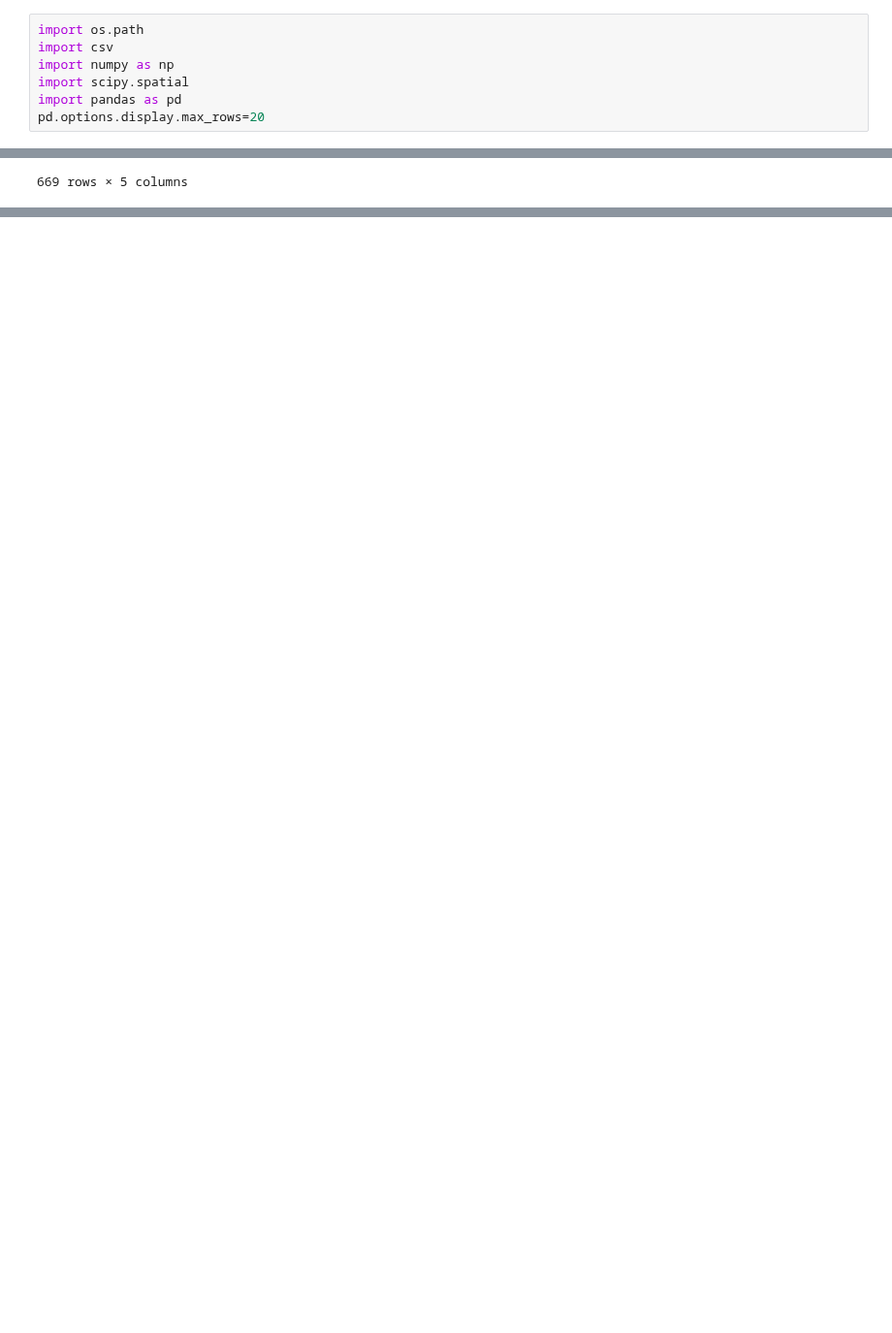
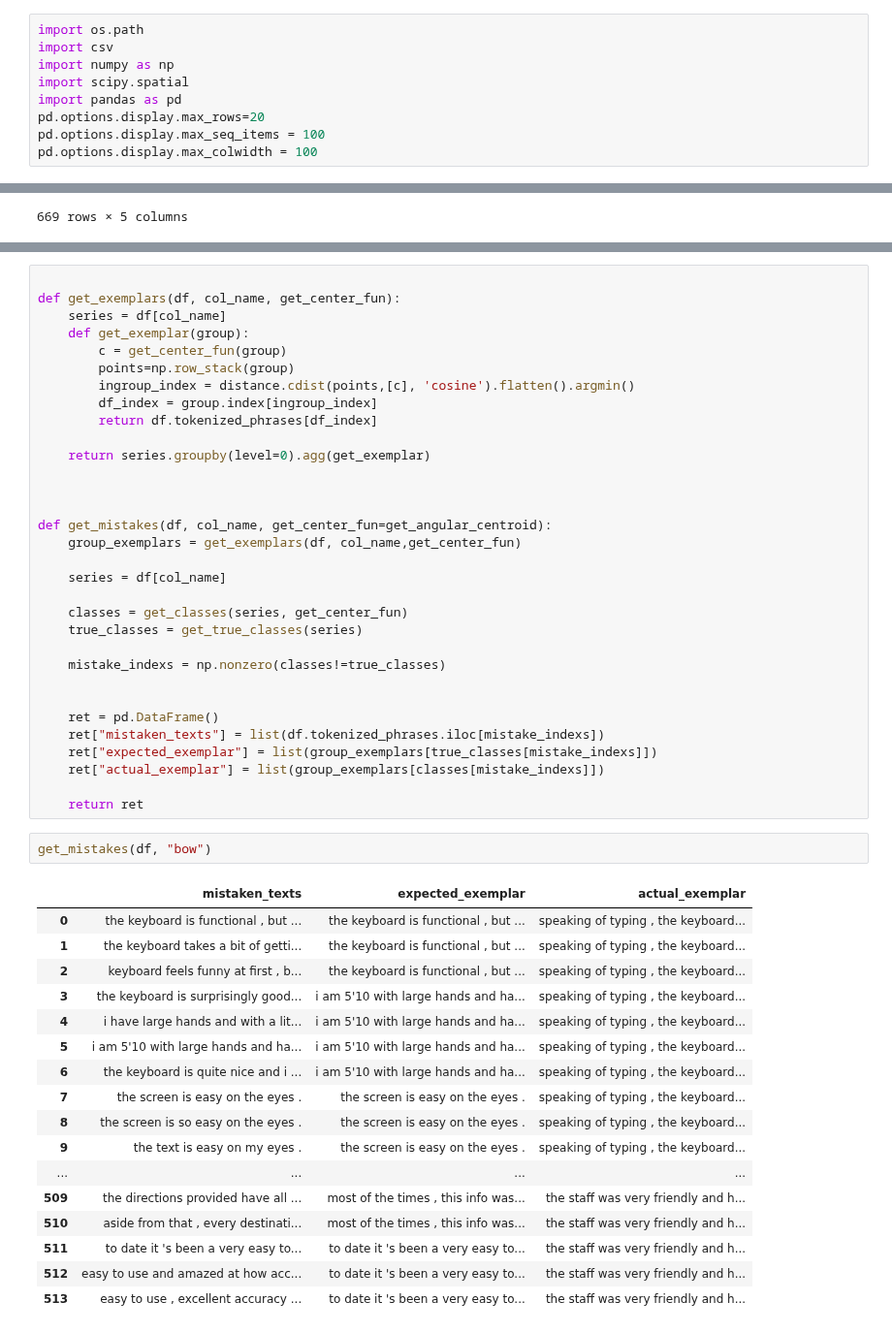
Before and after one commit to oxinabox/phd, a Jupyter notebook: prototypes/Projects/SemanticEval2/results_ana.ipynb, the cells around one changed output, grey strips where cells are left out. Shown at 97% size. Cells and saved outputs as stored; diff of their text form; blank space fills up the shorter version.

```diff
--- a/prototypes/Projects/SemanticEval2/results_ana.ipynb
+++ b/prototypes/Projects/SemanticEval2/results_ana.ipynb
@@ -9,6 +11,8 @@ import numpy as np
 import scipy.spatial
 import pandas as pd
 pd.options.display.max_rows=20
+pd.options.display.max_seq_items = 100
+pd.options.display.max_colwidth = 100
 # %%
 os.chdir("prepared_corpora/opinosis/")
 # %%
@@ -99,0 +249,52 @@ array([[<matplotlib.axes._subplots.AxesSubplot object at 0x...>,
+# %%
+
+def get_exemplars(df, col_name, get_center_fun):
+    series = df[col_name]
+    def get_exemplar(group):
+        c = get_center_fun(group)
+        points=np.row_stack(group)
+        ingroup_index = distance.cdist(points,[c], 'cosine').flatten().argmin()
+        df_index = group.index[ingroup_index]
+        return df.tokenized_phrases[df_index]
+
+    return series.groupby(level=0).agg(get_exemplar)
+
+
+
+def get_mistakes(df, col_name, get_center_fun=get_angular_centroid):
+    group_exemplars = get_exemplars(df, col_name,get_center_fun)
+
+    series = df[col_name]
+
+    classes = get_classes(series, get_center_fun)
+    true_classes = get_true_classes(series)
+
+    mistake_indexs = np.nonzero(classes!=true_classes)
+
+
+    ret = pd.DataFrame()
+    ret["mistaken_texts"] = list(df.tokenized_phrases.iloc[mistake_indexs])
+    ret["expected_exemplar"] = list(group_exemplars[true_classes[mistake_indexs]])
+    ret["actual_exemplar"] = list(group_exemplars[classes[mistake_indexs]])
+
+    return ret
+# %%
+get_mistakes(df, "bow")
+# %% [output]
+|  | mistaken_texts | expected_exemplar | actual_exemplar |
+| 0 | the keyboard is functional , but ... | the keyboard is functional , but ... | speaking of typing , the keyboard... |
+| 1 | the keyboard takes a bit of getti... | the keyboard is functional , but ... | speaking of typing , the keyboard... |
+| 2 | keyboard feels funny at first , b... | the keyboard is functional , but ... | speaking of typing , the keyboard... |
+| 3 | the keyboard is surprisingly good... | i am 5'10 with large hands and ha... | speaking of typing , the keyboard... |
+| 4 | i have large hands and with a lit... | i am 5'10 with large hands and ha... | speaking of typing , the keyboard... |
+| 5 | i am 5'10 with large hands and ha... | i am 5'10 with large hands and ha... | speaking of typing , the keyboard... |
+| 6 | the keyboard is quite nice and i ... | i am 5'10 with large hands and ha... | speaking of typing , the keyboard... |
+| 7 | the screen is easy on the eyes . | the screen is easy on the eyes . | speaking of typing , the keyboard... |
+| 8 | the screen is so easy on the eyes . | the screen is easy on the eyes . | speaking of typing , the keyboard... |
+| 9 | the text is easy on my eyes . | the screen is easy on the eyes . | speaking of typing , the keyboard... |
+| ... | ... | ... | ... |
+| 509 | the directions provided have all ... | most of the times , this info was... | the staff was very friendly and h... |
+| 510 | aside from that , every destinati... | most of the times , this info was... | the staff was very friendly and h... |
+| 511 | to date it 's been a very easy to... | to date it 's been a very easy to... | the staff was very friendly and h... |
+| 512 | easy to use and amazed at how acc... | to date it 's been a very easy to... | the staff was very friendly and h... |
+| 513 | easy to use , excellent accuracy ... | to date it 's been a very easy to... | the staff was very friendly and h... |
```
Also changed, not shown: parts of 26 cells of this notebook, 1 other file.
